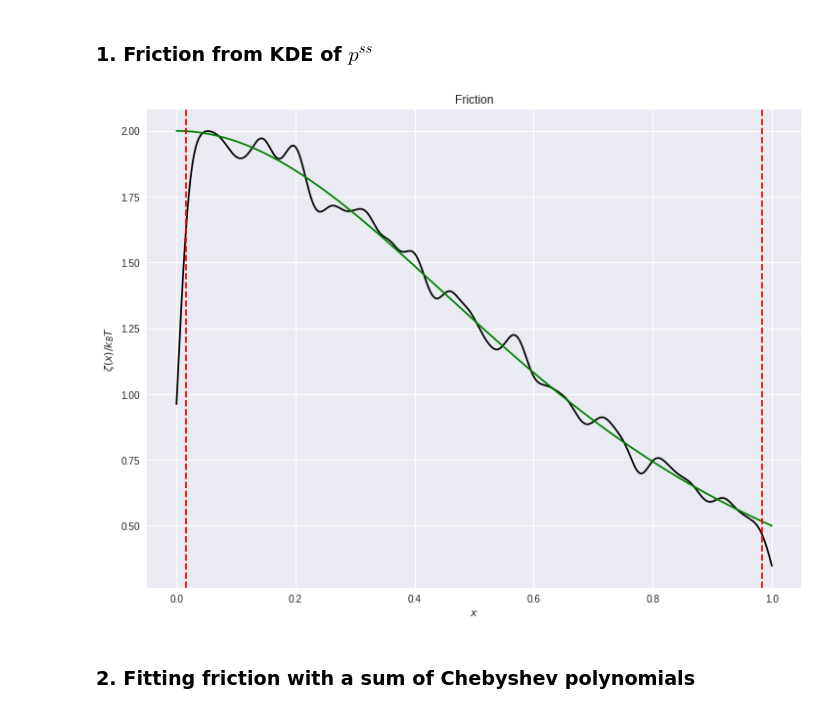
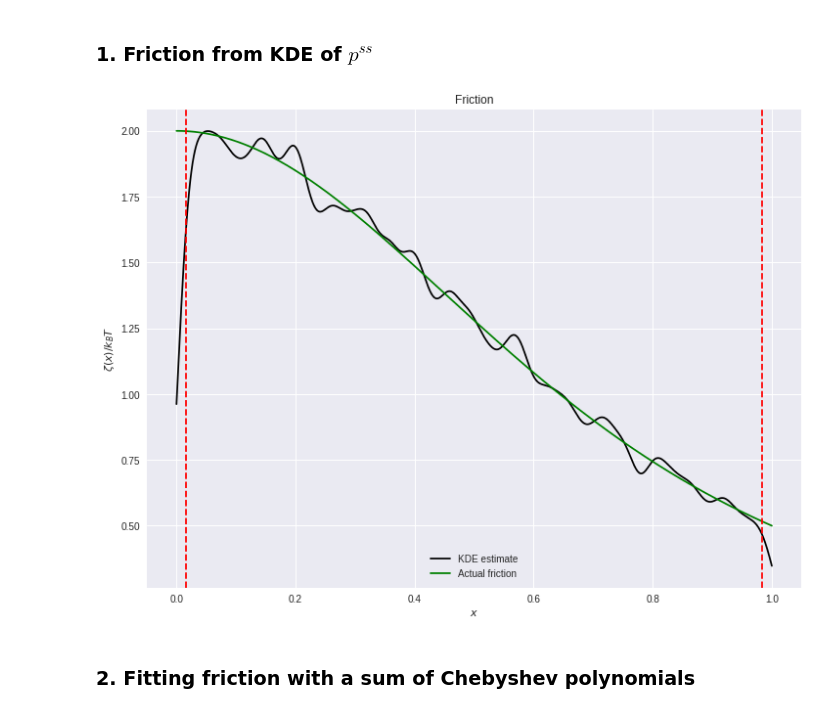
Before and after one commit to ktaletsk/CPF, a Jupyter notebook: ItoGenerator.ipynb, the cells around one changed output. Saved outputs shown, nothing was run; the diff lists cells and outputs as text; code cells hidden in the pictures.

```diff
--- a/ItoGenerator.ipynb
+++ b/ItoGenerator.ipynb
@@ -245,17 +246,17 @@ act_f = [1/actual_friction(i) for i in X_plot]
 # %%
 fig5 = plt.figure(figsize=(12, 9))
 
 ax5 = fig5.add_subplot(111)
 
 ax5.set_title("Friction")
 ax5.set_xlabel(r'$x$')
 ax5.set_ylabel(r'$\zeta(x)/k_B T$')
 
-ax5.plot(X_plot, friction, c='k')
+ax5.plot(X_plot, friction, c='k',label='KDE estimate')
 ax5.plot(X_plot, act_f, c='g', label='Actual friction')
 plt.axvline(x=h, color='r', linestyle='--')
 plt.axvline(x=xr-h, color='r', linestyle='--')
-
+plt.legend()
 plt.show()
 # %% [output]
-[figure, old version]
+[figure, new version]
```
Also changed, not shown: parts of 12 cells of this notebook.
